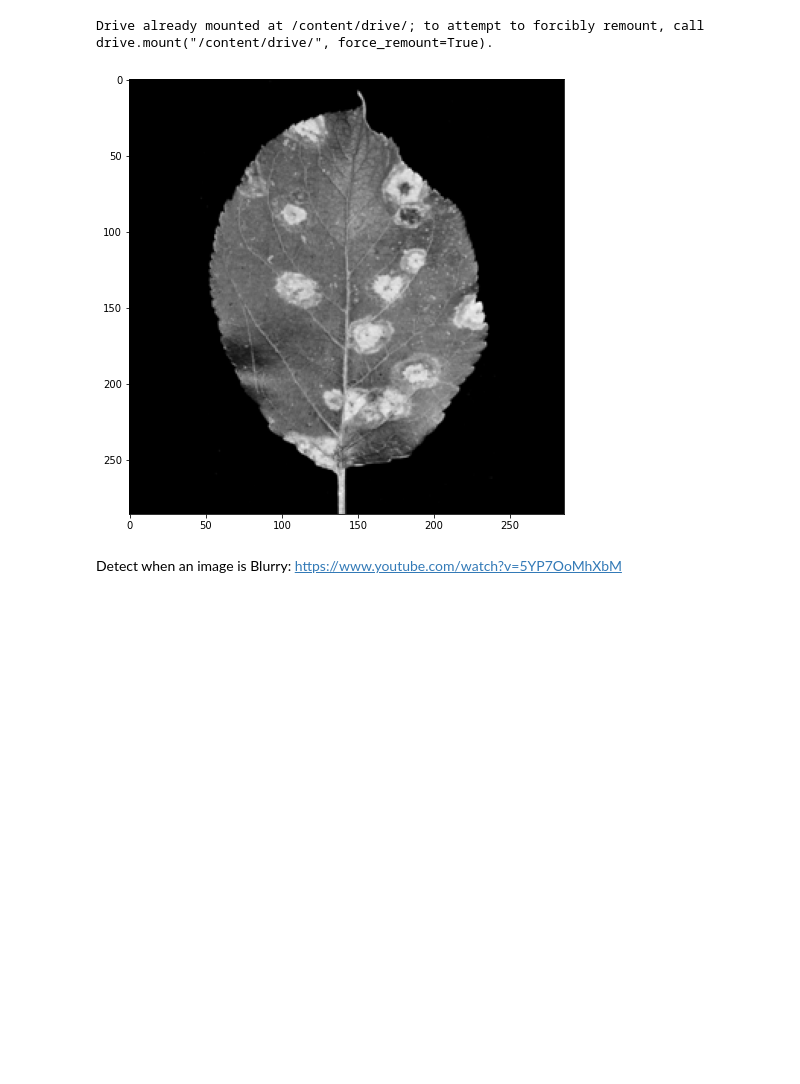
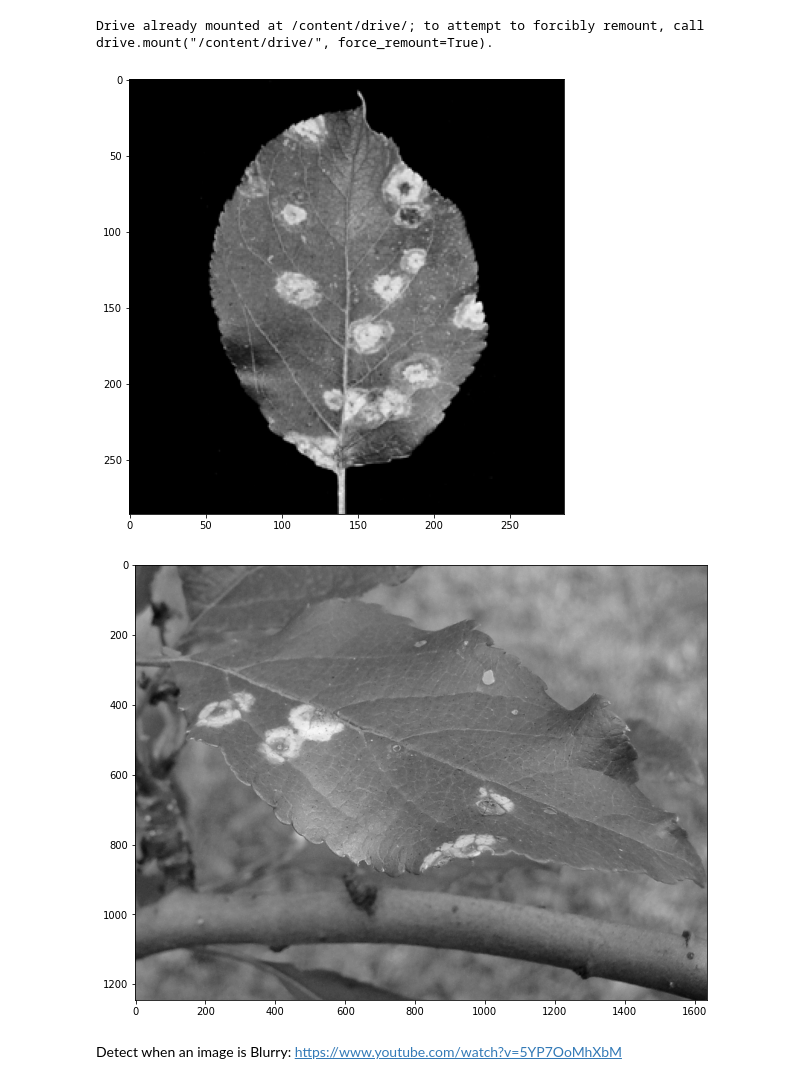
Before and after one commit to yildizyakup/plant-disease-detection, a Jupyter notebook: main.ipynb, the cells around one changed output. Drawn from its saved outputs; the diff is of its cells as text; code cells hidden in the pictures; blank space fills up the shorter version.

```diff
--- a/main.ipynb
+++ b/main.ipynb
@@ -16,12 +16,18 @@ drive.mount('/content/drive/')
 Drive already mounted at /content/drive/; to attempt to forcibly remount, call drive.mount("/content/drive/", force_remount=True).
 # %%
 train_images = [cv.imread(file,0) for file in glob.glob("/content/drive/MyDrive/Plant_Disease_Detection/Train/*.pgm")]
+test_images =  [cv.imread(file,0) for file in glob.glob("/content/drive/MyDrive/Plant_Disease_Detection/Test/*.pgm")]
 # %%
 plt.figure(figsize = (13,8))
 plt.imshow(train_images[1],cmap = 'gray')
 plt.show()
+
+plt.figure(figsize = (13,8))
+plt.imshow(test_images[0],cmap = 'gray')
+plt.show()
 # %% [output]
 [figure]
+[figure, added]
 # %% [markdown]
 Detect when an image is Blurry:
 https://www.youtube.com/watch?v=5YP7OoMhXbM
```
Also changed, not shown: parts of 3 cells of this notebook.
